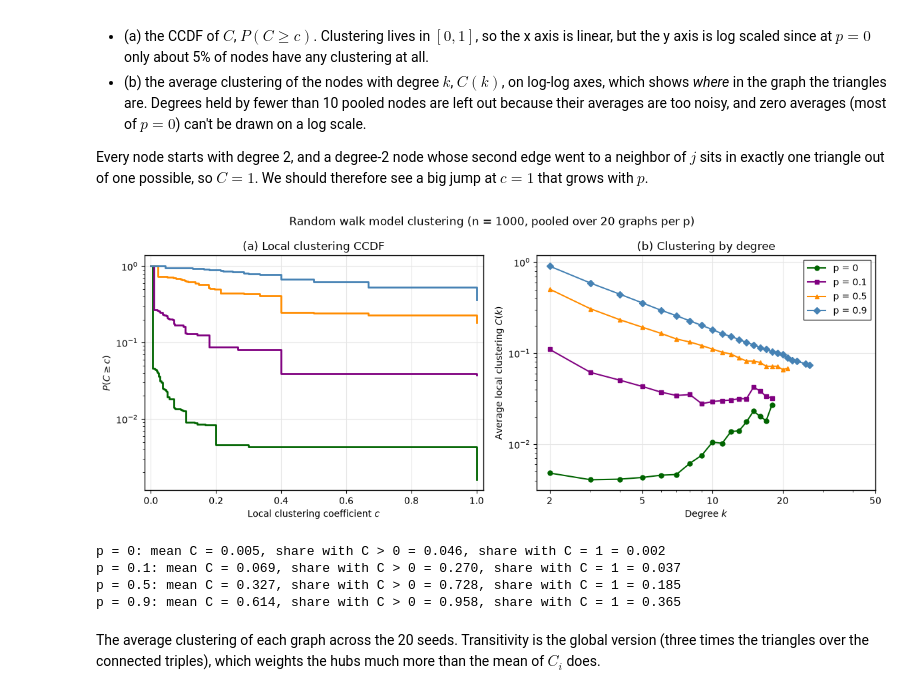
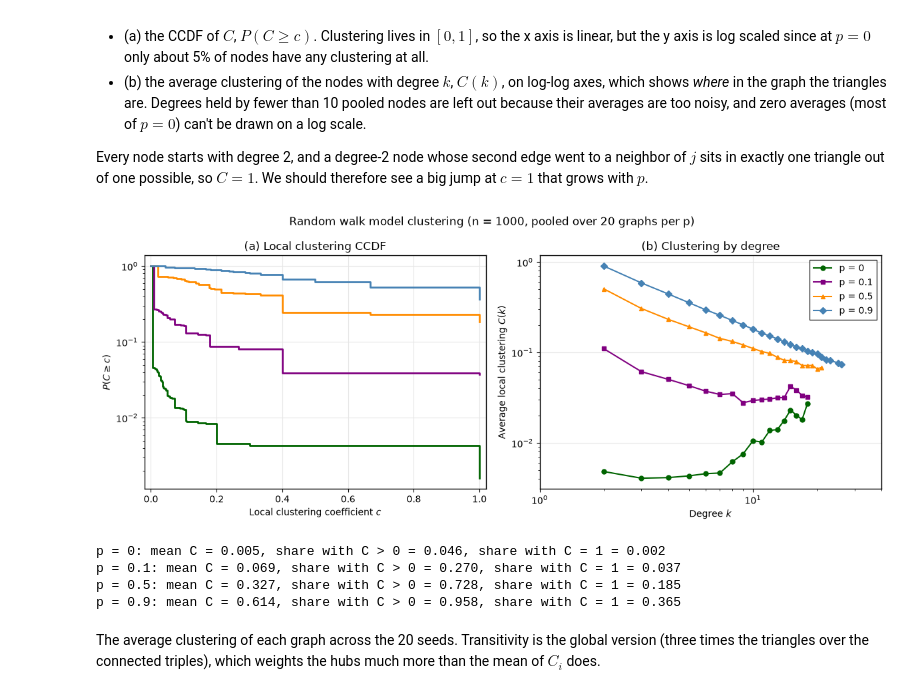
Before and after one commit to 14arjunk/CNET5051_Assignments, a Jupyter notebook: Assignment 2 Files/assignment02_kumar.ipynb, the cells around one changed output. Cells and saved outputs as stored; diff of their text form; code cells hidden in the pictures.

```diff
--- a/Assignment 2 Files/assignment02_kumar.ipynb
+++ b/Assignment 2 Files/assignment02_kumar.ipynb
@@ -839,10 +839,10 @@ We grow graphs with $n = 1000$ and $\alpha \in \{0.1, 1, 2\}$. As in question 2,
 
 For reference, the dashed line has slope $-3$, which is the CCDF of a power law $p_k \sim k^{-4}$. That is the exponent expected for linear attachment with the $+1$ shift and $m = 1$ (the shift makes the tail steeper than the classic Barabási-Albert $k^{-3}$).
 # %%
-from matplotlib.ticker import ScalarFormatter, NullFormatter
+from matplotlib.ticker import NullFormatter
 
 def value_ccdf(values):
-    # P(X >= x) at every distinct value x in the sample (works for degrees and for clustering coefficients)
+    # P(X >= x) at every distinct value x in the sample
     values = np.sort(np.asarray(values))
     x = np.unique(values)
     return x, 1 - np.searchsorted(values, x, side="left") / len(values)
@@ -868,7 +868,6 @@ for i in range(n_seeds):
 colors_a = {0.1: "darkgreen", 1: "purple", 2: "darkorange"}
 markers_a = {0.1: ("o", 6), 1: ("s", 4), 2: ("^", 6)}
 
-# same theme_bw-ish style as the other plots
 with plt.rc_context({"axes.facecolor": "white", "axes.edgecolor": "black", "axes.linewidth": 1,
                      "axes.grid": True, "grid.color": "0.9", "axes.axisbelow": True,
                      "axes.spines.top": True, "axes.spines.right": True}):
@@ -883,10 +882,6 @@ with plt.rc_context({"axes.facecolor": "white", "axes.edgecolor": "black", "axes
     ax.plot(k_ref, p1[x1 == 10][0] * (k_ref / 10) ** -3.0, "k--", linewidth=1, label="slope $-3$ ($p_k \\sim k^{-4}$)")
     ax.set_xscale("log")
     ax.set_yscale("log")
-    # plain numbers on the log x axis instead of powers of ten
-    ax.set_xticks([1, 2, 5, 10, 20, 50, 100, 200, 500, 1000])
-    ax.xaxis.set_major_formatter(ScalarFormatter())
-    ax.xaxis.set_minor_formatter(NullFormatter())
     ax.set_ylim(1 / (2 * n_seeds * n_gen), 1.5)
     ax.set_xlabel("Degree $k$")
     ax.set_ylabel(r"$P(K \geq k)$")
@@ -1022,37 +1017,36 @@ with plt.rc_context({"axes.facecolor": "white", "axes.edgecolor": "black", "axes
     fig, (ax_c, ax_k) = plt.subplots(1, 2, figsize=(12, 4.8))
     for p in ps:
         # (a) CCDF of the local clustering, drawn as steps since C takes many distinct values
         x, cc = value_ccdf(rw_clustering[p])
         ax_c.step(x, cc, where="post", color=colors_p[p], linewidth=2, label=f"p = {p}")
         # (b) average clustering by degree, only degrees held by at least 10 pooled nodes
         ck = pd.DataFrame({"k": rw_degrees[p], "C": rw_clustering[p]}).groupby("k")["C"].agg(["mean", "size"])
         ck = ck[(ck["size"] >= 10) & (ck["mean"] > 0)]
         ax_k.plot(ck.index, ck["mean"], marker=markers_p[p], markersize=5, linewidth=1.5, color=colors_p[p], label=f"p = {p}")
     ax_c.set_yscale("log")
     ax_c.set_xlim(-0.02, 1.02)
     ax_c.set_xlabel("Local clustering coefficient $c$")
     ax_c.set_ylabel(r"$P(C \geq c)$")
     ax_c.set_title("(a) Local clustering CCDF")
     ax_k.set_xscale("log")
     ax_k.set_yscale("log")
-    # plain numbers on the log x axis instead of powers of ten
-    ax_k.set_xticks([2, 5, 10, 20, 50])
-    ax_k.xaxis.set_major_formatter(ScalarFormatter())
+    # the degree range is about one decade, so hide the minor tick labels and only label the powers of ten
     ax_k.xaxis.set_minor_formatter(NullFormatter())
+    ax_k.set_xlim(1, 40)
     ax_k.set_xlabel("Degree $k$")
     ax_k.set_ylabel("Average local clustering $C(k)$")
     ax_k.set_title("(b) Clustering by degree")
     ax_k.legend(frameon=True, edgecolor="black", fancybox=False)
     fig.suptitle(f"Random walk model clustering (n = {n_gen}, pooled over {n_seeds} graphs per p)")
     fig.tight_layout()
     fig.savefig("random_walk_clustering.png", dpi=300)
     plt.show()
 
 for p in ps:
     c = np.array(rw_clustering[p])
     print(f"p = {p}: mean C = {c.mean():.3f}, share with C > 0 = {(c > 0).mean():.3f}, share with C = 1 = {(c == 1).mean():.3f}")
 # %% [output]
-[figure, old version]
+[figure, new version]
 p = 0: mean C = 0.005, share with C > 0 = 0.046, share with C = 1 = 0.002
 p = 0.1: mean C = 0.069, share with C > 0 = 0.270, share with C = 1 = 0.037
 p = 0.5: mean C = 0.327, share with C > 0 = 0.728, share with C = 1 = 0.185
```
Also changed, not shown: parts of 3 cells of this notebook, 3 other files.
